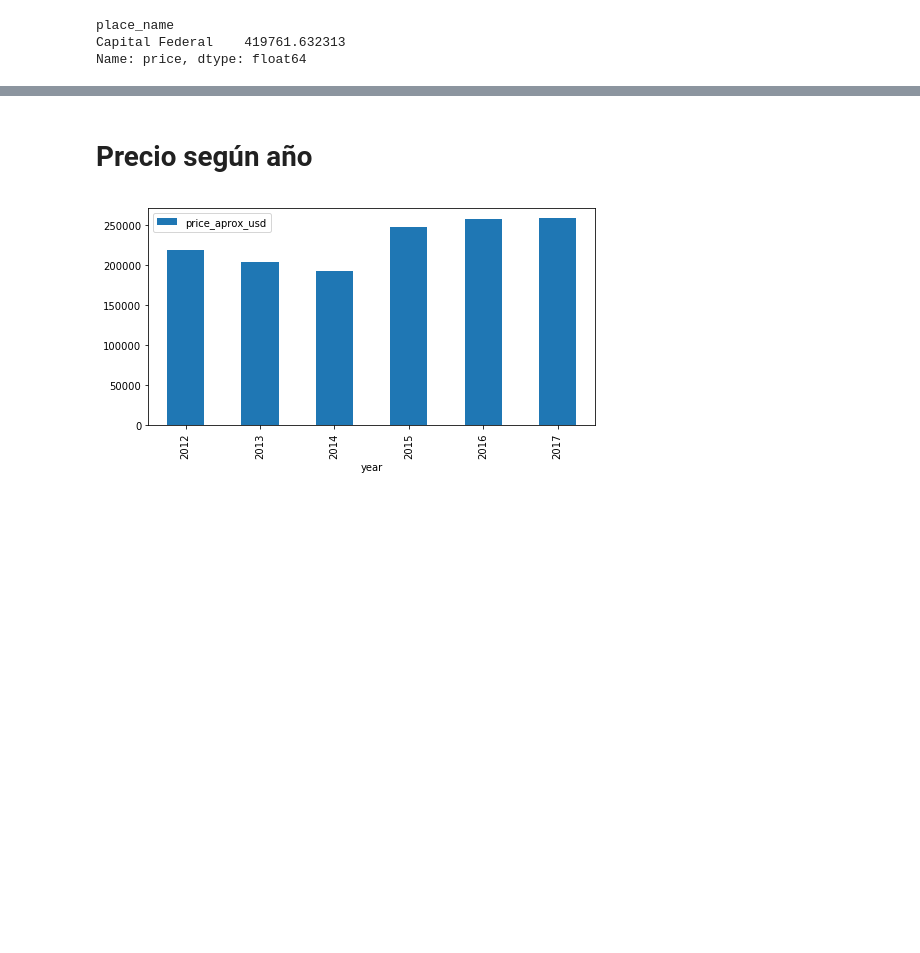
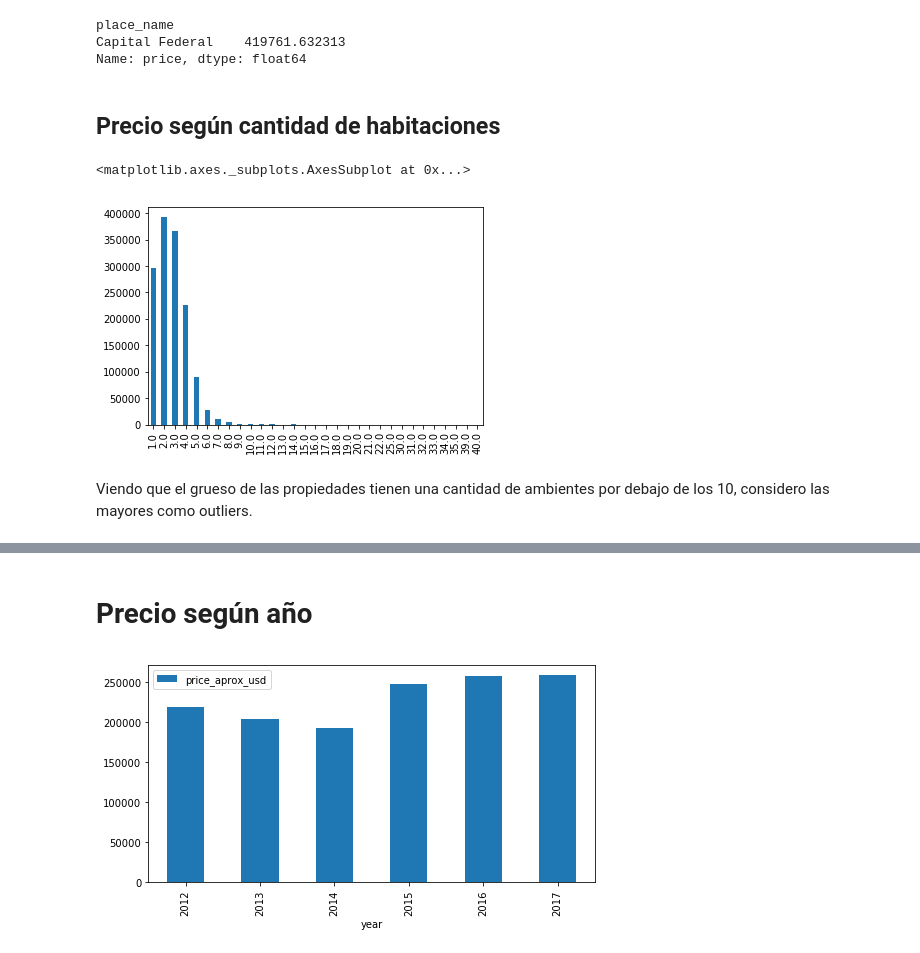
Before and after one commit to lucaslavandeira/7506-tp, a Jupyter notebook: analisis_exploratorio.ipynb, the cells around one changed output, grey strips where cells are left out. Saved outputs shown, nothing was run; the diff lists cells and outputs as text; code cells hidden in the pictures; blank space fills up the shorter version.

Commit message:
Graficos precio-ambientes

```diff
--- a/analisis_exploratorio.ipynb
+++ b/analisis_exploratorio.ipynb
@@ -578,3 +578,13 @@ df.loc[df['place_name'] == 'Capital Federal'].groupby('place_name')['price'].mea
 place_name
 Capital Federal    419761.632313
 Name: price, dtype: float64
+# %% [markdown]
+## Precio según cantidad de habitaciones
+# %%
+rooms = df.loc[df['rooms'] > 0]
+rooms['rooms'].value_counts().sort_index().plot(kind='bar')
+# %% [output]
+<matplotlib.axes._subplots.AxesSubplot at 0x...>
+[figure, added]
+# %% [markdown]
+Viendo que el grueso de las propiedades tienen una cantidad de ambientes por debajo de los 10, considero las mayores como outliers.
```
Also changed, not shown: parts of 3 cells of this notebook.
